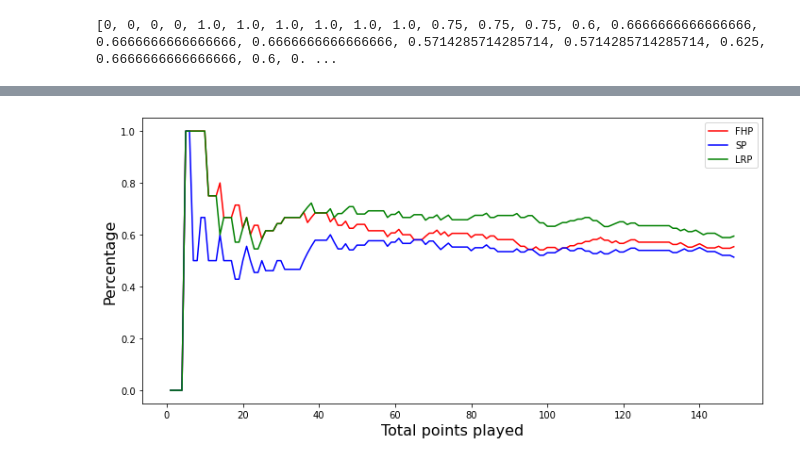
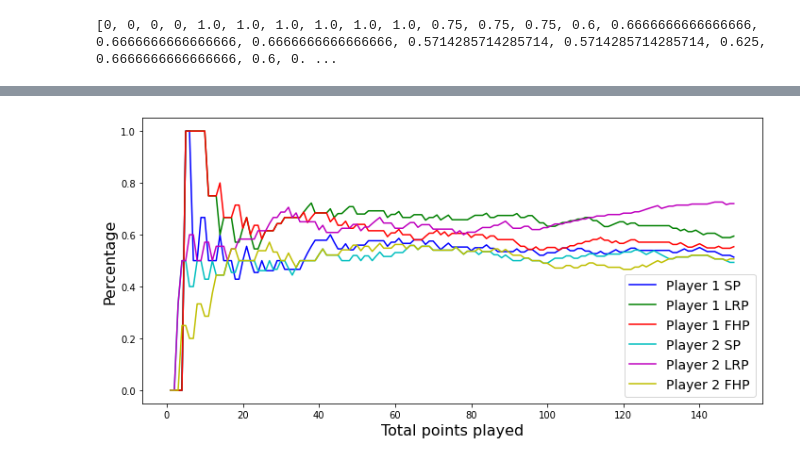
Before and after one commit to schiang28/Rouse, a Jupyter notebook: time series.ipynb, the cells around one changed output, grey strips where cells are left out. Drawn from its saved outputs; the diff is of its cells as text; code cells hidden in the pictures.

Commit message:
both player feature variance

```diff
--- a/time series.ipynb
+++ b/time series.ipynb
@@ -173,9 +173,11 @@ data
  ['10:8', '4th', 'Yun Ju', 'R3', 'Forehand', 'Top spin', 'Zhendong', ''],
  ['11:8', '4th', 'Zhendong', 'L3', 'Forehand', 'Top spin', 'Yun Ju']]
 # %%
-# FHP percentage of total points won on a forehand
+total_points_played = list(range(1,len(data)+1))
 player = 'Zhendong'
 
+
+# FHP percentage of total points won on a forehand
 pwof = 0
 pwit = 0
 fhp_percentages=[]
@@ -192,9 +194,7 @@ for p in range(len(data)):
             fhp_percentages.append(fhp_percentages[-1])
         else:
             fhp_percentages.append(0)
-
 #print(fhp_percentages)
-total_points_played = list(range(1,len(data)+1))
 
 
 # SP serve percentage vs time
@@ -217,6 +217,26 @@ for p in range(len(data)):
 #print(sp_percentages)
 
 
+# RP receive percentage vs time
+pwor = 0
+pwit = 0
+rp_percentages=[]
+for p in range(len(data)):
+    point = data[p]
+    if point[2]==player:
+        if point[6]!=player:
+            pwor+=1
+        pwit+=1
+        rp = pwor/pwit
+        rp_percentages.append(rp)
+    else:
+        if len(rp_percentages)>1:
+            rp_percentages.append(rp_percentages[-1])
+        else:
+            rp_percentages.append(0)
+#print(rp_percentages)
+
+
 # LRP percentage of total points won on a long rally
 pwolr = 0
 pwit = 0
@@ -234,7 +254,6 @@ for p in range(len(data)):
             lrp_percentages.append(lrp_percentages[-1])
         else:
             lrp_percentages.append(0)
-
 print(lrp_percentages)
 # %% [output]
 [0, 0, 0, 0, 1.0, 1.0, 1.0, 1.0, 1.0, 1.0, 0.75, 0.75, 0.75, 0.6, 0.6666666666666666, 0.6666666666666666, 0.6666666666666666, 0.5714285714285714, 0.5714285714285714, 0.625, 0.6666666666666666, 0.6, 0. ...
@@ -241,15 +345,17 @@ print(lrp_percentages)
 # %%
 plt.figure(figsize=(10,5))
-plt.plot(total_points_played, fhp_percentages, color='r', label='FHP')
-plt.plot(total_points_played, sp_percentages, color='b', label='SP')
-plt.plot(total_points_played, lrp_percentages, color='g', label='LRP')
+plt.plot(total_points_played, sp_percentages, color='b', label='Player 1 SP')
+plt.plot(total_points_played, lrp_percentages, color='g', label='Player 1 LRP')
+plt.plot(total_points_played, fhp_percentages, color='r', label='Player 1 FHP')
+plt.plot(total_points_played, sp_percentages2, color='c', label='Player 2 SP')
+plt.plot(total_points_played, lrp_percentages2, color='m', label='Player 2 LRP')
+plt.plot(total_points_played, fhp_percentages2, color='y', label='Player 2 FHP')
 
-
-plt.legend()
+plt.legend(fontsize=14)
 plt.xlabel("Total points played", fontsize=16)
 plt.ylabel("Percentage",fontsize=16)
 plt.tight_layout()
 plt.savefig('featuresandtime.pdf', dpi=300)
 plt.show()
 # %% [output]
-[figure, old version]
+[figure, new version]
```
Also changed, not shown: parts of 1 cell of this notebook, 1 other file.
